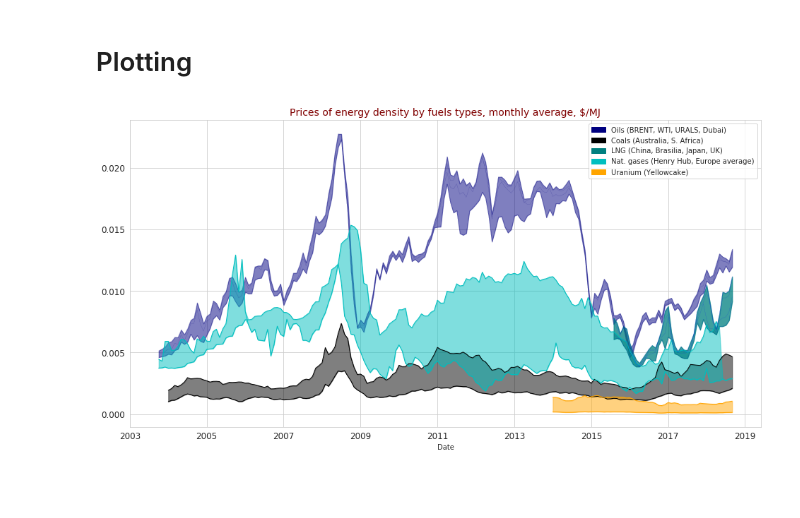
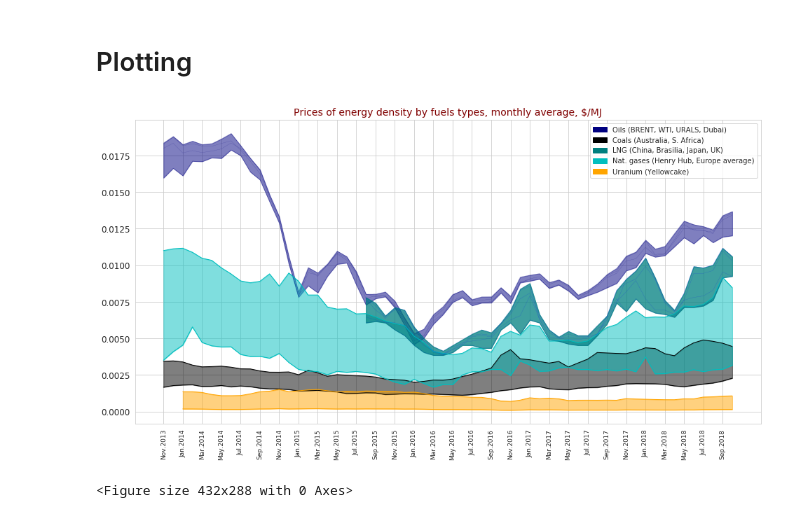
Before and after one commit to GeorgyGol/Energy, a Jupyter notebook: Fuels/Play FUELS.ipynb, the cells around one changed output. Saved outputs shown, nothing was run; the diff lists cells and outputs as text; code cells hidden in the pictures; blank space fills up the shorter version.

```diff
--- a/Fuels/Play FUELS.ipynb
+++ b/Fuels/Play FUELS.ipynb
@@ -223,7 +223,7 @@ import matplotlib.patches as mpatches
 import seaborn as sns
 sns.set_style('whitegrid')
 
-iTailPoints=180 # months -> years ago
+iTailPoints=60 # months -> years ago
 
 fig, ax=plt.subplots(figsize=(16,8))
 
@@ -244,31 +244,41 @@ gas_ped.plot.line(ax=ax, grid=True, legend=False, color='c', lw=1,)
 
 lng_ped=pdfGAS_ED.tail(iTailPoints)[['LNG_BRAS', 'LNG_CH', 'LNG_JAP', 'LNG_SPAIN', 'LNG_UK']]
 lng_ped.index_to_datetime()
 
 lng_ped.plot.line(ax=ax, grid=True, legend=False, color='blue', lw=0.1)
 
 uran_ped=ur_ed.tail(iTailPoints)[['min', 'max']]
 uran_ped.index_to_datetime()
 uran_ped.plot.line(ax=ax, grid=True, legend=False, color='orange', lw=1)
 #print(oil_ped.min(axis=1, skipna=True))
 
 ax.fill_between(oil_ped.index, oil_ped.min(axis=1, skipna=True), oil_ped.max(axis=1, skipna=True), alpha=0.5, color='navy')
 ax.fill_between(coal_ped.index, coal_ped.min(axis=1, skipna=True), coal_ped.max(axis=1, skipna=True), alpha=0.5, color='black')
 ax.fill_between(gas_ped.index, gas_ped.min(axis=1, skipna=True), gas_ped.max(axis=1, skipna=True), alpha=0.5, color='c')
 ax.fill_between(lng_ped.index, lng_ped.min(axis=1, skipna=True), lng_ped.max(axis=1, skipna=True), alpha=0.5, color='teal')
 ax.fill_between(lng_ped.index, lng_ped.min(axis=1, skipna=True), lng_ped.max(axis=1, skipna=True), alpha=0.5, color='teal')
 
 ax.fill_between(uran_ped.index, uran_ped.min(axis=1, skipna=True), uran_ped.max(axis=1, skipna=True), alpha=0.5, color='orange')
 
 ax.set_title('Prices of energy density by fuels types, monthly average, $/MJ', fontsize=14, color='maroon')
 
 blue_pt=mpatches.Patch(color='navy', label='Oils (BRENT, WTI, URALS, Dubai)')
 black_pt=mpatches.Patch(color='black', label='Coals (Australia, S. Africa)')
 cyan_pt=mpatches.Patch(color='c', label='Nat. gases (Henry Hub, Europe average)')
 lng_pt=mpatches.Patch(color='teal', label='LNG (China, Brasilia, Japan, UK)')
 orange_pt=mpatches.Patch(color='orange', label='Uranium (Yellowcake)')
 ax.legend(handles=[blue_pt, black_pt, lng_pt, cyan_pt, orange_pt])
 
+
+ax.xaxis.set_minor_formatter(plt.NullFormatter())
+ax.set_xlabel('', fontsize=8)
+ax.set_xticks(ticks=lng_ped.index.tolist()[::2])
+ax.set_xticklabels(lng_ped.index.strftime('%b.%Y')[::2], rotation=90, fontsize=9)
+
+
 plt.show();
+
+plt.savefig(r'/home/egor/Изображения/energydens-prices.png');
 # %% [output]
-[figure, old version]
+[figure, new version]
+<Figure size 432x288 with 0 Axes>
```
Also changed, not shown: parts of 5 cells of this notebook, 8 other files.
